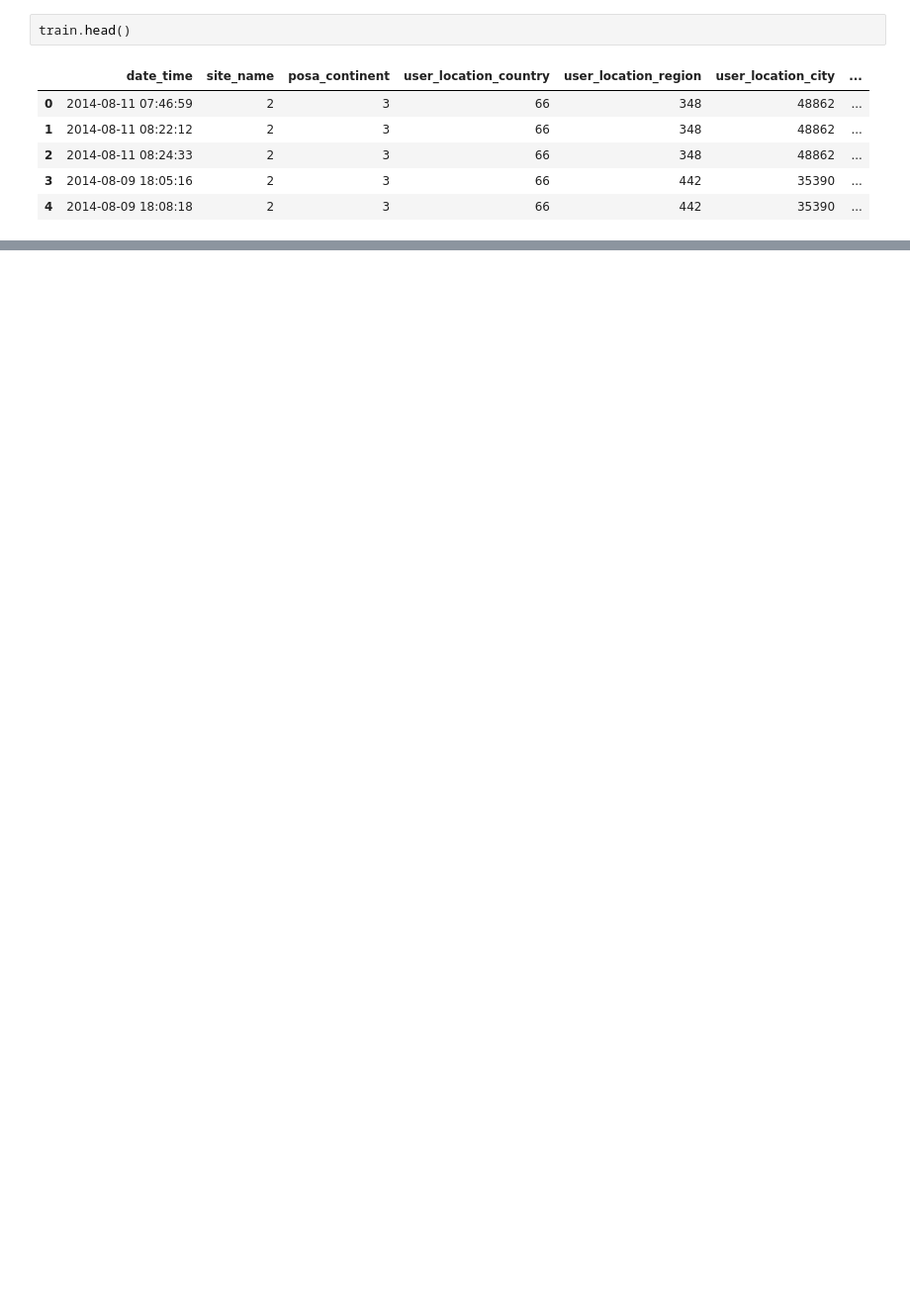
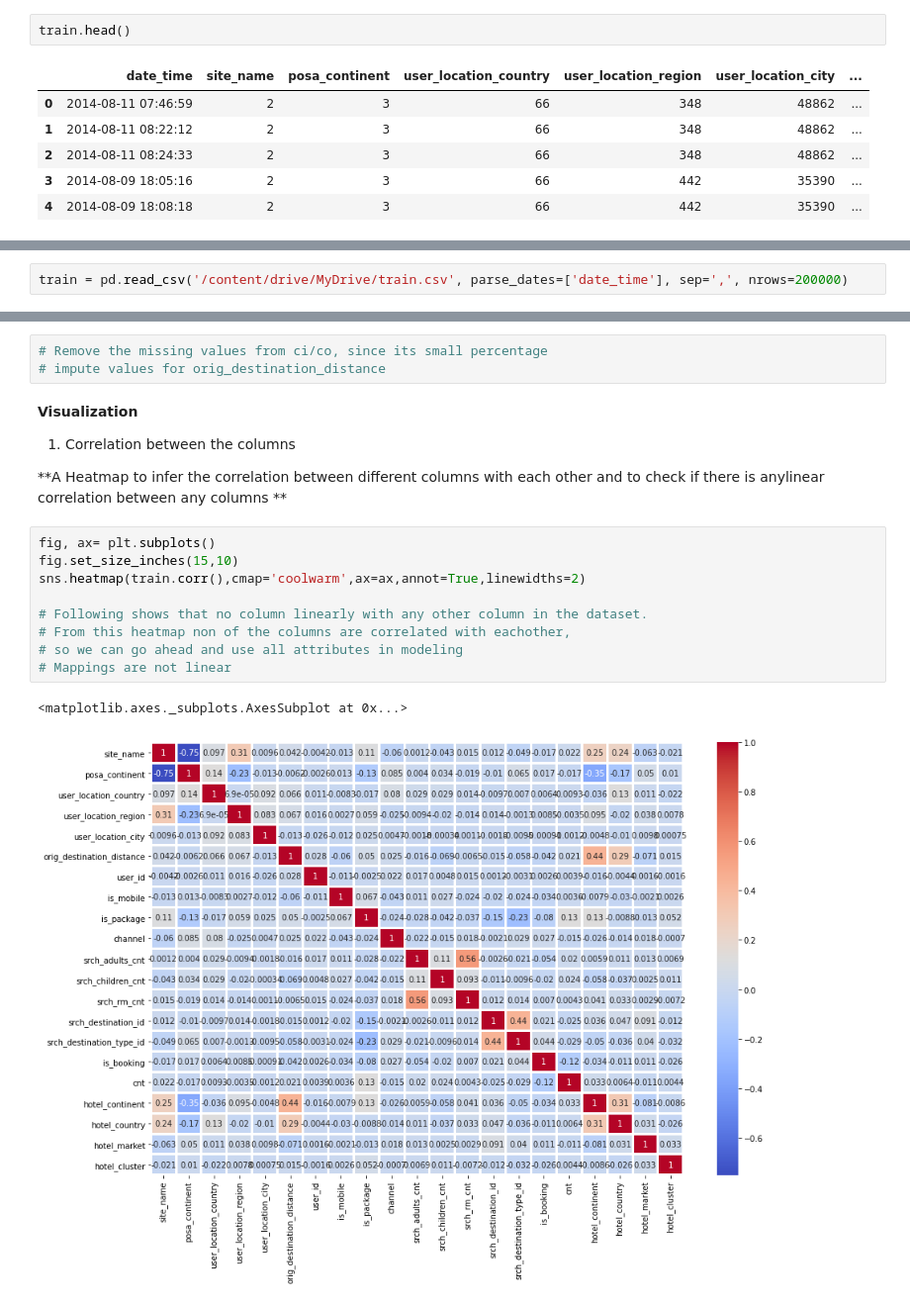
Before and after one commit to vivekml2/MachineLearning, a Jupyter notebook: Expedia_Hotel_Recommendations_kaggle.ipynb, the cells around one changed output, grey strips where cells are left out. Shown at 99% size. Drawn from its saved outputs; the diff is of its cells as text; blank space fills up the shorter version.

```diff
--- a/Expedia_Hotel_Recommendations_kaggle.ipynb
+++ b/Expedia_Hotel_Recommendations_kaggle.ipynb
@@ -22,0 +77,2 @@ train.head()
+# %%
+train = pd.read_csv('/content/drive/MyDrive/train.csv', parse_dates=['date_time'], sep=',', nrows=200000)
@@ -22,0 +187,20 @@ train.head()
+# %%
+# Remove the missing values from ci/co, since its small percentage
+# impute values for orig_destination_distance
+# %% [markdown]
+**Visualization**
+1. Correlation between the columns
+
+**A Heatmap to infer the correlation between different columns with each other and to check if there is anylinear correlation between any columns **
+# %%
+fig, ax= plt.subplots()
+fig.set_size_inches(15,10)
+sns.heatmap(train.corr(),cmap='coolwarm',ax=ax,annot=True,linewidths=2)
+
+# Following shows that no column linearly with any other column in the dataset.
+# From this heatmap non of the columns are correlated with eachother,
+# so we can go ahead and use all attributes in modeling
+# Mappings are not linear
+# %% [output]
+<matplotlib.axes._subplots.AxesSubplot at 0x...>
+[figure, added]
```
Also changed, not shown: parts of 67 cells of this notebook.
